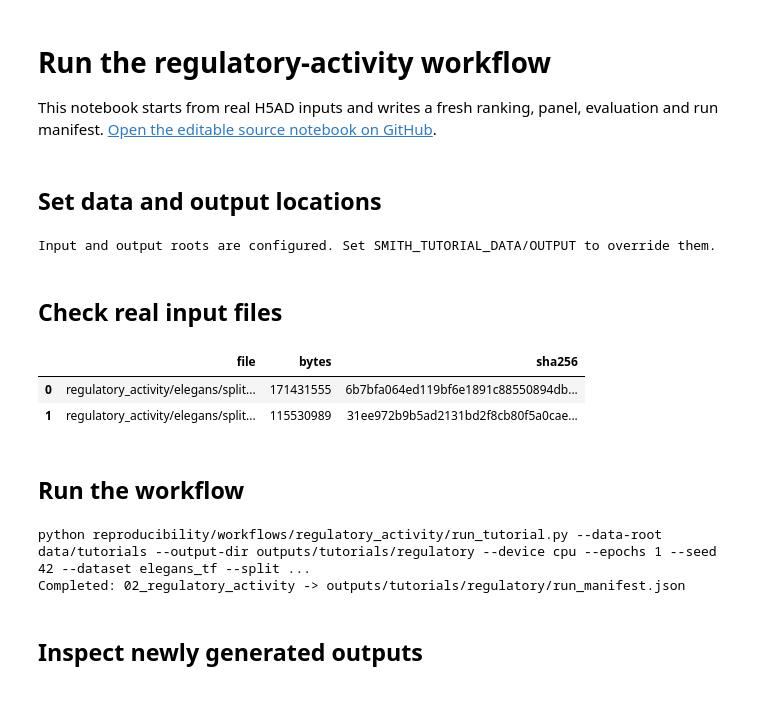
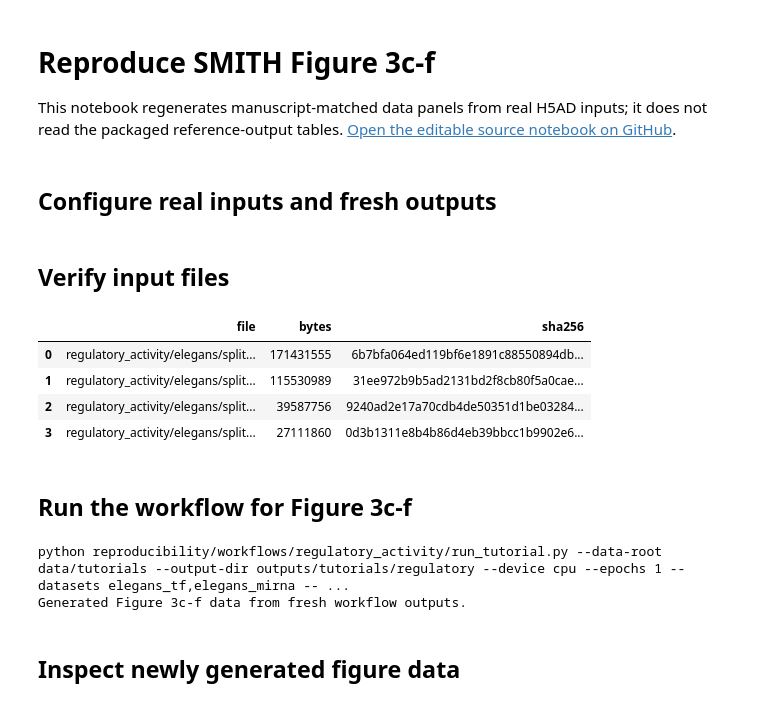
Before and after one commit to fym0503/SMITH, a Jupyter notebook: docs/source/tutorials/notebooks/regulatory_section/02_SMITH_Regulatory_Activity_executed.ipynb, the cells around one changed output. Saved outputs shown, nothing was run; the diff lists cells and outputs as text; code cells hidden in the pictures.

Commit message:
Reproduce manuscript figure panels in tutorials

```diff
--- a/docs/source/tutorials/notebooks/regulatory_section/02_SMITH_Regulatory_Activity_executed.ipynb
+++ b/docs/source/tutorials/notebooks/regulatory_section/02_SMITH_Regulatory_Activity_executed.ipynb
@@ -1,19 +1,14 @@
 # %% [markdown]
-# Run the regulatory-activity workflow
+# Reproduce SMITH Figure 3c-f
 
-This notebook starts from real H5AD inputs and writes a fresh ranking, panel, evaluation and run manifest. [Open the editable source notebook on GitHub](https://github.com/fym0503/SMITH/blob/main/docs/source/tutorials/notebooks/regulatory_section/02_SMITH_Regulatory_Activity_source.ipynb).
+This notebook regenerates manuscript-matched data panels from real H5AD inputs; it does not read the packaged reference-output tables. [Open the editable source notebook on GitHub](https://github.com/fym0503/SMITH/blob/main/docs/source/tutorials/notebooks/regulatory_section/02_SMITH_Regulatory_Activity_source.ipynb).
-# %% [markdown]
-## Set data and output locations
+# %% [markdown]
+## Configure real inputs and fresh outputs
 # %%
 from pathlib import Path
-import hashlib
-import json
-import os
-import subprocess
-import sys
-import matplotlib.pyplot as plt
+import hashlib, json, os, subprocess, sys
 import pandas as pd
-from IPython.display import display
+from IPython.display import Image, display
 
 def find_repository(start):
     for candidate in (start, *start.parents):
@@ -25,9 +20,8 @@ ROOT = find_repository(Path.cwd().resolve())
 DATA_ROOT = Path(os.environ.get("SMITH_TUTORIAL_DATA", "data/tutorials")).expanduser().resolve()
 OUTPUT_ROOT = Path(os.environ.get("SMITH_TUTORIAL_OUTPUT", "outputs/tutorials")).expanduser().resolve()
 CASE_OUTPUT = OUTPUT_ROOT / 'regulatory'
-EPOCHS = int(os.environ.get("SMITH_TUTORIAL_EPOCHS", '1'))
+EPOCHS = int(os.environ.get("SMITH_TUTORIAL_EPOCHS", 1))
 DEVICE = os.environ.get("SMITH_TUTORIAL_DEVICE", 'cpu')
-print("Input and output roots are configured. Set SMITH_TUTORIAL_DATA/OUTPUT to override them.")
 
 def sha256_file(path):
     digest = hashlib.sha256()
@@ -35,49 +29,37 @@ def sha256_file(path):
         for block in iter(lambda: handle.read(1024 * 1024), b""):
             digest.update(block)
     return digest.hexdigest()
-# %% [output]
-Input and output roots are configured. Set SMITH_TUTORIAL_DATA/OUTPUT to override them.
 # %% [markdown]
-## Check real input files
+## Verify input files
 # %%
-inputs = ['regulatory_activity/elegans/splits/elegans_tf/split_1/train.h5ad', 'regulatory_activity/elegans/splits/elegans_tf/split_1/test.h5ad']
-input_rows = []
+inputs = ['regulatory_activity/elegans/splits/elegans_tf/split_1/train.h5ad', 'regulatory_activity/elegans/splits/elegans_tf/split_1/test.h5ad', 'regulatory_activity/elegans/splits/elegans_mirna/split_1/train.h5ad', 'regulatory_activity/elegans/splits/elegans_mirna/split_1/test.h5ad']
+rows = []
 for relative in inputs:
     path = DATA_ROOT / relative
     if not path.is_file():
         raise FileNotFoundError(f"Missing {path}. Run scripts/download_tutorial_data.py first.")
-    digest = sha256_file(path)
-    input_rows.append({"file": relative, "bytes": path.stat().st_size, "sha256": digest})
-display(pd.DataFrame(input_rows))
+    rows.append({"file": relative, "bytes": path.stat().st_size, "sha256": sha256_file(path)})
+display(pd.DataFrame(rows))
 # %% [output]
 |  | file | bytes | sha256 |
 | 0 | regulatory_activity/elegans/split... | 171431555 | 6b7bfa064ed119bf6e1891c88550894db... |
 | 1 | regulatory_activity/elegans/split... | 115530989 | 31ee972b9b5ad2131bd2f8cb80f5a0cae... |
+| 2 | regulatory_activity/elegans/split... | 39587756 | 9240ad2e17a70cdb4de50351d1be03284... |
+| 3 | regulatory_activity/elegans/split... | 27111860 | 0d3b1311e8b4b86d4eb39bbcc1b9902e6... |
 # %% [markdown]
-## Run the workflow
+## Run the workflow for Figure 3c-f
 # %%
-command = [
-    sys.executable, str(ROOT / 'reproducibility/workflows/regulatory_activity/run_tutorial.py'),
-    "--data-root", str(DATA_ROOT),
-    "--output-dir", str(CASE_OUTPUT),
-    "--device", DEVICE,
-    "--epochs", str(EPOCHS),
-    "--seed", "42",
-] + ['--dataset', 'elegans_tf', '--split', 'split_1', '--panel-size', '32', '--max-cells', '3000']
-display_command = [
-    "python", 'reproducibility/workflows/regulatory_activity/run_tutorial.py', "--data-root", "data/tutorials",
-    "--output-dir", "outputs/tutorials/regulatory", "--device", DEVICE,
-    "--epochs", str(EPOCHS), "--seed", "42",
-] + ['--dataset', 'elegans_tf', '--split', 'split_1', '--panel-size', '32', '--max-cells', '3000']
+command = [sys.executable, str(ROOT / 'reproducibility/workflows/regulatory_activity/run_tutorial.py'), "--data-root", str(DATA_ROOT), "--output-dir", str(CASE_OUTPUT), "--device", DEVICE, "--epochs", str(EPOCHS)] + ['--datasets', 'elegans_tf,elegans_mirna', '--splits', 'split_1', '--methods', 'SMITH', '--seeds', '1', '--max-cells', '3000'] + ["--force"]
+display_command = ["python", 'reproducibility/workflows/regulatory_activity/run_tutorial.py', "--data-root", "data/tutorials", "--output-dir", "outputs/tutorials/regulatory", "--device", DEVICE, "--epochs", str(EPOCHS)] + ['--datasets', 'elegans_tf,elegans_mirna', '--splits', 'split_1', '--methods', 'SMITH', '--seeds', '1', '--max-cells', '3000'] + ["--force"]
 print(" ".join(display_command))
 completed = subprocess.run(command, cwd=ROOT, text=True, stdout=subprocess.PIPE, stderr=subprocess.STDOUT)
 if completed.returncode:
     print(completed.stdout)
     raise subprocess.CalledProcessError(completed.returncode, command)
 manifest = json.loads((CASE_OUTPUT / "run_manifest.json").read_text())
-print("Completed:", manifest["workflow"], "->", "outputs/tutorials/regulatory/run_manifest.json")
+print("Generated", manifest["manuscript_figure"], "data from fresh workflow outputs.")
 # %% [output]
-python reproducibility/workflows/regulatory_activity/run_tutorial.py --data-root data/tutorials --output-dir outputs/tutorials/regulatory --device cpu --epochs 1 --seed 42 --dataset elegans_tf --split ...
-Completed: 02_regulatory_activity -> outputs/tutorials/regulatory/run_manifest.json
+python reproducibility/workflows/regulatory_activity/run_tutorial.py --data-root data/tutorials --output-dir outputs/tutorials/regulatory --device cpu --epochs 1 --datasets elegans_tf,elegans_mirna -- ...
+Generated Figure 3c-f data from fresh workflow outputs.
 # %% [markdown]
-## Inspect newly generated outputs
+## Inspect newly generated figure data
```
Also changed, not shown: parts of 8 cells of this notebook, 30 other files.
